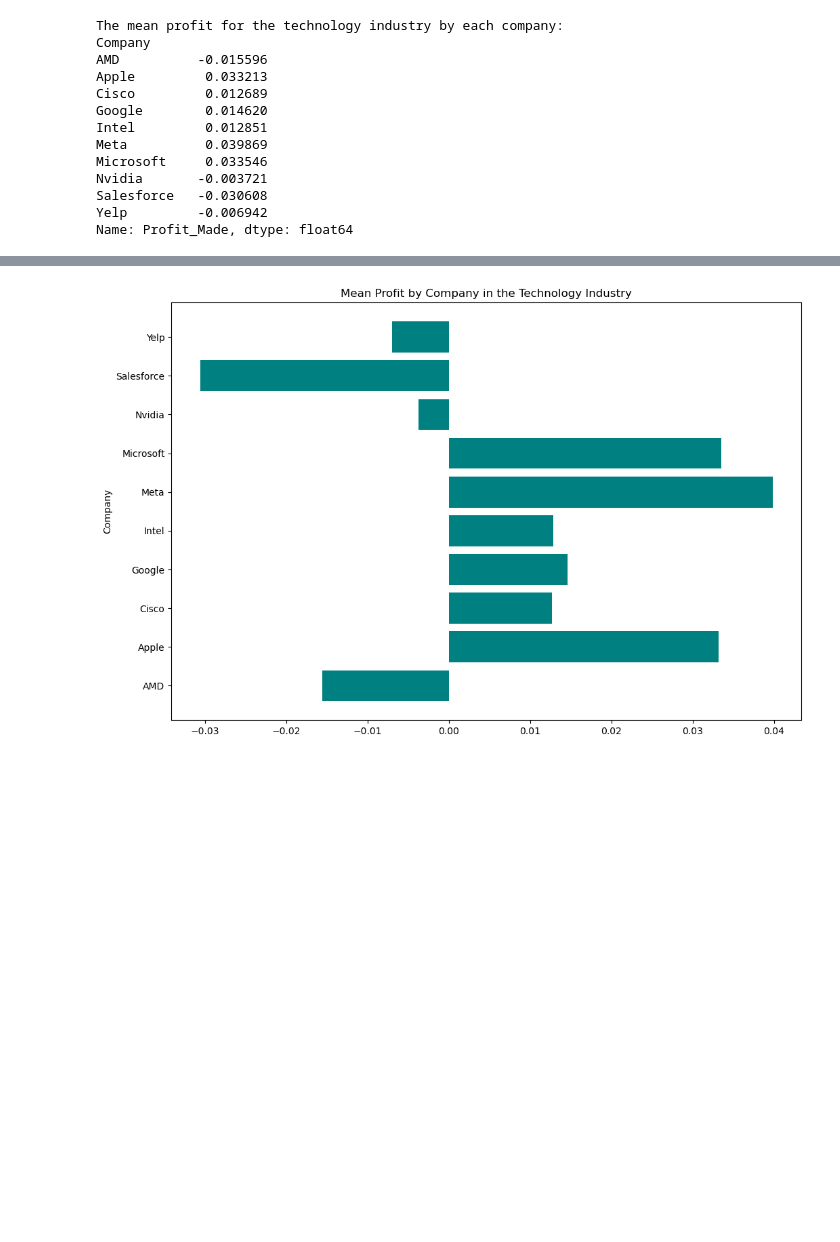
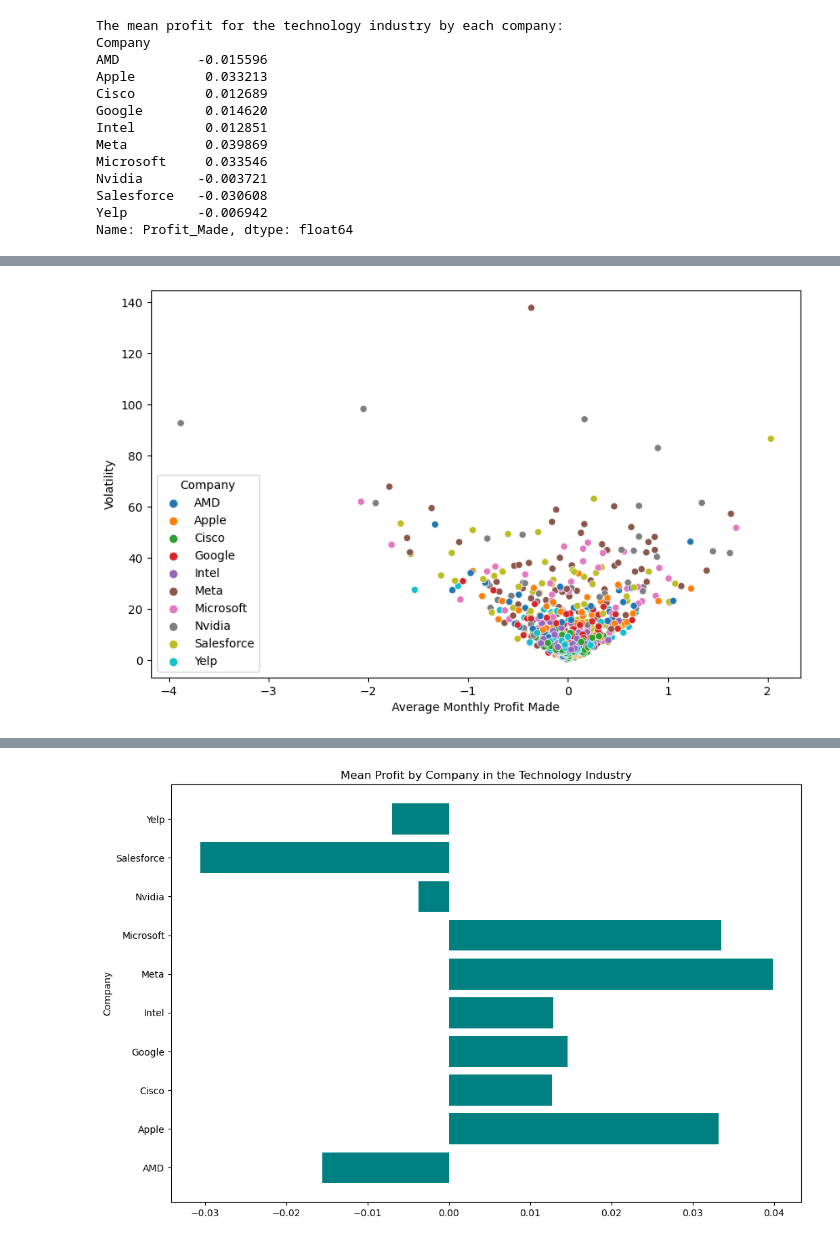
Before and after one commit to ubco-W2022T2-data301/Group35, a Jupyter notebook: analysis/analysis1.ipynb, the cells around one changed output, grey strips where cells are left out. Cells and saved outputs as stored; diff of their text form; code cells hidden in the pictures; blank space fills up the shorter version.

```diff
--- a/analysis/analysis1.ipynb
+++ b/analysis/analysis1.ipynb
@@ -440,0 +461,9 @@ df_monthly.reset_index()
+# %%
+fig, ax = plt.subplots(figsize=(10,6))
+sns.scatterplot(x='Profit_Made', y='Volatility', data=df_monthly, hue='Company', ax=ax)
+
+ax.set_xlabel('Average Monthly Profit Made')
+ax.set_ylabel('Volatility')
+plt.show()
+# %% [output]
+[figure, added]
```
Also changed, not shown: parts of 23 cells of this notebook, 1 other file.
